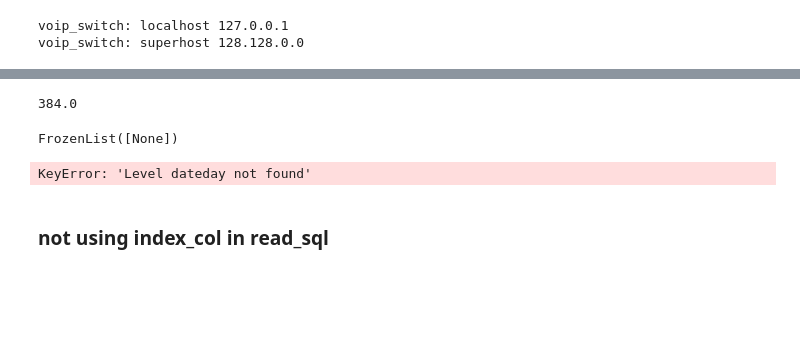
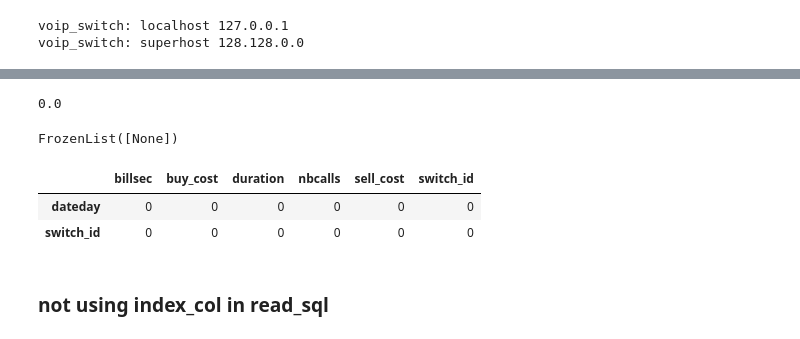
Before and after one commit to cdr-stats/cdr-stats, a Jupyter notebook: addons/notebook/Playgroup_pandas__switch_id_on_matv_voip_cdr_aggr_hour.ipynb, the cells around one changed output, grey strips where cells are left out. Drawn from its saved outputs; the diff is of its cells as text; code cells hidden in the pictures; blank space fills up the shorter version.

```diff
--- a/addons/notebook/Playgroup_pandas__switch_id_on_matv_voip_cdr_aggr_hour.ipynb
+++ b/addons/notebook/Playgroup_pandas__switch_id_on_matv_voip_cdr_aggr_hour.ipynb
@@ -109,17 +114,21 @@ ValueError: cannot reindex from a duplicate axis
 # %%
-df['nbcalls'].iloc[4]
+df['nbcalls'].iloc[0]
 # %% [output]
-384.0
+0.0
 # %%
 df.index.names
 # %% [output]
 FrozenList([None])
 # %%
-table = pd.tools.pivot.pivot_table(df, values=['nbcalls', 'duration', 'billsec', 'buy_cost', 'sell_cost'], index=['dateday'],
+table = pd.tools.pivot.pivot_table(df,
+        values=['nbcalls', 'duration', 'billsec', 'buy_cost', 'sell_cost'],
+        index=['dateday'],
         columns=['dateday', 'switch_id'], fill_value=0)
 table
 # %% [output]
-KeyError: 'Level dateday not found'
+|  | billsec | buy_cost | duration | nbcalls | sell_cost | switch_id |
+| dateday | 0 | 0 | 0 | 0 | 0 | 0 |
+| switch_id | 0 | 0 | 0 | 0 | 0 | 0 |
 # %% [markdown]
 ### not using index_col in read_sql
 # %%
```
Also changed, not shown: parts of 10 cells of this notebook, 3 other files.
